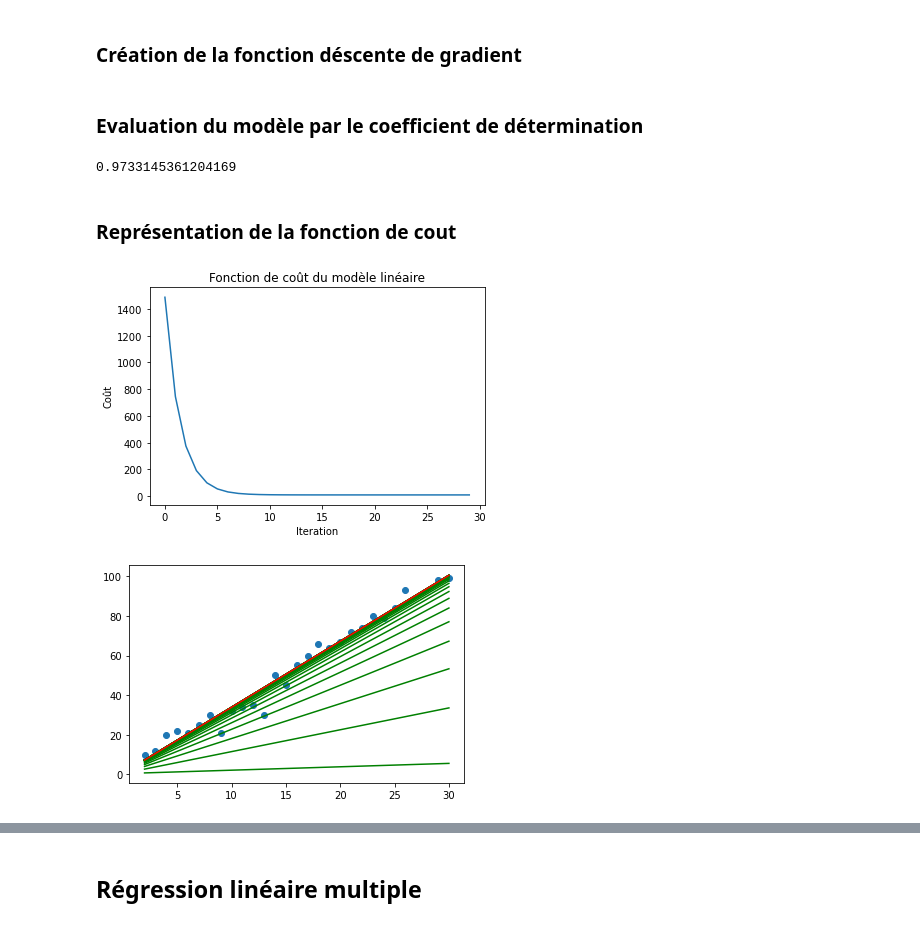
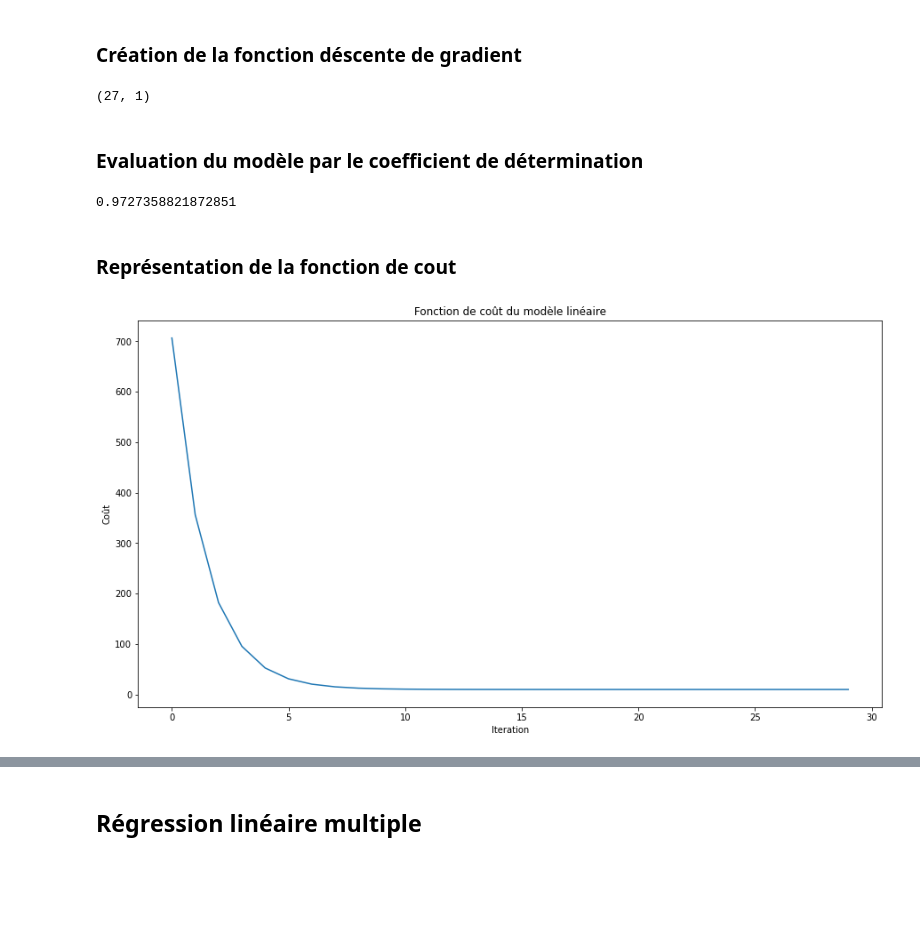
Before and after one commit to CassiaFa/Premier_modele_IA_Simplon, a Jupyter notebook: Premier_model_IA.ipynb, the cells around one changed output, grey strips where cells are left out. Cells and saved outputs as stored; diff of their text form; code cells hidden in the pictures; blank space fills up the shorter version.

Commit message:
Fin modèles de régression linéaire
Complétion du Jupyter Notebook jusqu'à la mise en place des différents modèle de régression (linaire, multiple, ou polynomiale) manuellement.

```diff
--- a/Premier_model_IA.ipynb
+++ b/Premier_model_IA.ipynb
@@ -99,21 +101,29 @@ def gradient(X, Y, theta):
 ### Création de la fonction déscente de gradient
 # %%
 def descente_gradient(X, Y, theta, alpha=1e-3, n_iterations=30):
-    F = model(X, theta)
-    F_plot = F # Variable pour la réprésentation graphique de l'évolution du modèle
-    J = fonction_cout(X, Y, theta)
-    dJ = gradient(X, Y, theta)
+    # F = model(X, theta)
+    # F_plot = F # Variable pour la réprésentation graphique de l'évolution du modèle
+    # J = fonction_cout(X, Y, theta)
+    # dJ = gradient(X, Y, theta)
+    F_plot = []
+    J = []
 
-    for i in range(1,n_iterations):
-        theta = theta - alpha*dJ
-        F = model(X, theta)
-        F_plot = np.append(F_plot, F, axis=1)# Sauvegarde de tout les modèles pour représentation graphique
-        J = np.append(J, fonction_cout(X, Y, theta))
-        dJ = gradient(X, Y, theta)
+    # for i in range(1,n_iterations):
+    for i in range(n_iterations):
+        theta = theta - alpha*gradient(X, Y, theta)
+        # theta = theta - alpha*dJ
+        # F = model(X, theta)
+        # F_plot = np.append(F_plot, F, axis=1)# Sauvegarde de tout les modèles pour représentation graphique
+        F_plot.append(model(X, theta))
+        # J = np.append(J, fonction_cout(X, Y, theta))
+        J.append(fonction_cout(X, Y, theta))
+        # dJ = gradient(X, Y, theta)
 
-    return J, F, F_plot
+    return J, model(X, theta), F_plot
 # %%
 J, F, F_plot = descente_gradient(X, y, theta)
 F.shape
+# %% [output]
+(27, 1)
 # %% [markdown]
 ### Evaluation du modèle par le coefficient de détermination
@@ -120,23 +133,22 @@ F.shape
 # %%
-R2 =  1 - np.sum(np.power(y - F, 2)) / np.sum(np.power(y - np.mean(y), 2))
+R2 =  coeff_determination(y, F)
 print(R2)
 # %% [output]
-0.9733145361204169
+0.9727358821872851
 # %% [markdown]
 ### Représentation de la fonction de cout
 # %%
+plt.figure(figsize = (15,8))
 plt.plot(J)
 plt.title("Fonction de coût du modèle linéaire")
 plt.xlabel("Iteration")
 plt.ylabel("Coût")
 plt.show()
 # %% [output]
-[figure, old version]
+[figure, new version]
 # %%
-plt.scatter(data["heure_rev"], data["note"]) # Représentation en nuage de points
-for i in range(len(F_plot)):
-    plt.plot(x, F_plot[:,i], 'g')
-plt.plot(x, F_plot[:,-1], 'r')
-plt.show()
+# plt.scatter(data["heure_rev"], data["note"]) # Représentation en nuage de points
+# for i in range(len(F_plot)):
+#     plt.plot(x, F_plot[:,i], 'g')
+# plt.plot(x, F_plot[:,-1], 'r')
+# plt.show()
-# %% [output]
-[figure, removed]
```
Also changed, not shown: parts of 73 cells of this notebook.
